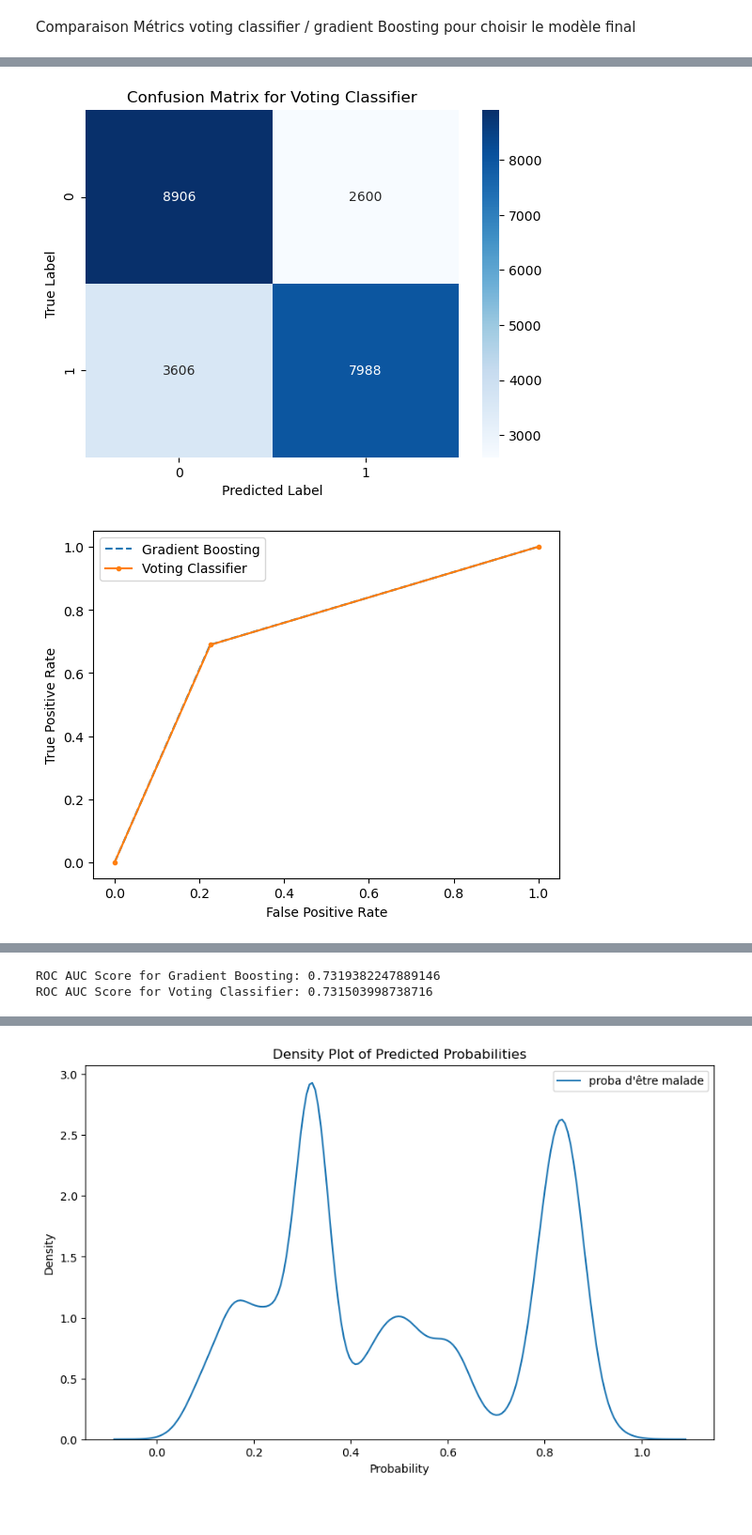
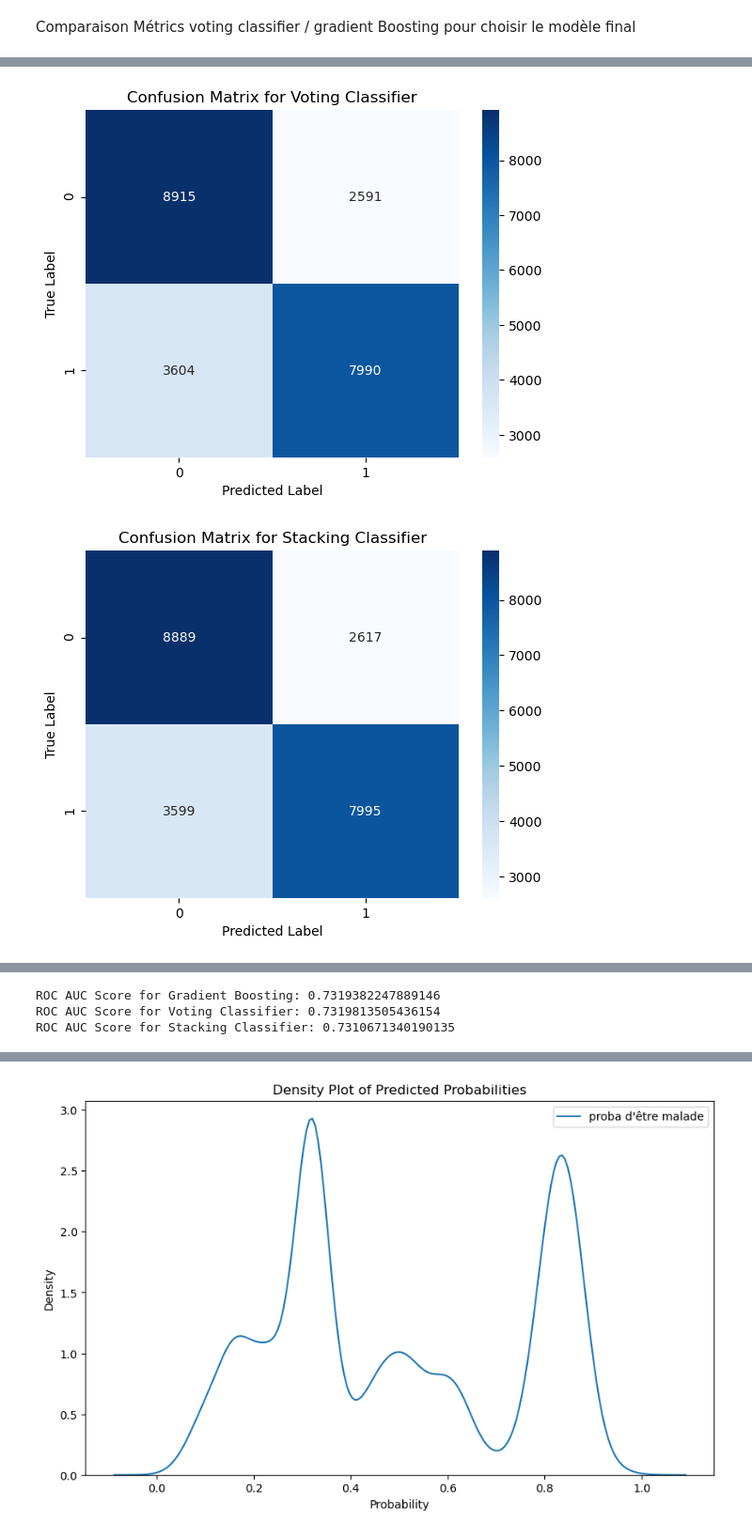
Before and after one commit to corentinGregoire/TP-Moreau, a Jupyter notebook: Sélection modèles.ipynb, the cells around one changed output, grey strips where cells are left out. Shown at 94% size. Saved outputs shown, nothing was run; the diff lists cells and outputs as text; code cells hidden in the pictures; blank space fills up the shorter version.

Commit message:
Ajout de graphiques

```diff
--- a/Sélection modèles.ipynb
+++ b/Sélection modèles.ipynb
@@ -71,6 +71,9 @@ with open('rfecv.pkl', 'rb') as file:
 
     # Call load method to deserialze
     rfe = pkl.load(file)
+# %%
+scale = StandardScaler()
+df[['pression_systo', 'pression_diasto']] = scale.fit_transform(df[['pression_systo', 'pression_diasto']])
 # %%
 X = df.drop('malade', axis=1)
 y = df['malade']
@@ -338,7 +334,8 @@ lr = LogisticRegression(**best_params['Logistic Regression'])
 gb = GradientBoostingClassifier(**best_params['Gradient Boosting'])
 # Créer le classificateur de stacking avec un arbre de décision comme voteur final
 estimators = [('Random Forest', rf), ('KNN', knn), ('Decision Tree', dt), ('Logistic Regression', lr), ('Gradient Boosting', gb)]
-stacking_classifier = StackingClassifier(estimators=estimators, final_estimator=DecisionTreeClassifier())
+stacking_classifier = StackingClassifier(estimators=estimators, final_estimator=DecisionTreeClassifier(max_depth = 5,
+    min_samples_split = 5))
 
 # Entraîner le classificateur de stacking sur l'ensemble d'entraînement
 stacking_classifier.fit(X_train, y_train)
@@ -397,4 +387,5 @@ Comparaison Métrics voting classifier / gradient Boosting pour choisir le modè
 # %%
 gb.fit(X_train, y_train)
 voting_classifier.fit(X_train, y_train)
+stacking_classifier.fit(X_train, y_train)
 # %% [output]
@@ -434,9 +423,20 @@ vc_report = classification_report(y_test, vc_preds)
 vc_matrix = confusion_matrix(y_test, vc_preds)
 vc_roc_auc = roc_auc_score(y_test, vc_preds)
 
-# Afficher les rapports de classification pour les deux modèles
+# Faire des prédictions avec le modèle de stack
+st_preds = stacking_classifier.predict(X_test)
+
+# Calculer les métriques de performance pour le modèle de stacking
+st_report = classification_report(y_test, st_preds)
+st_matrix = confusion_matrix(y_test, st_preds)
+st_roc_auc = roc_auc_score(y_test, st_preds)
+
+
+# Afficher les rapports de classification pour les 3 modèles
 print("Classification Report for Gradient Boosting:\n", gb_report)
 print("Classification Report for Voting Classifier:\n", vc_report)
+print("Classification Report for Stacking Classifier:\n", st_report)
+
 
 sns.heatmap(gb_matrix, annot=True, fmt='d', cmap='Blues')
 plt.title("Confusion Matrix for Gradient Boosting")
@@ -451,12 +451,23 @@ plt.xlabel("Predicted Label")
 plt.ylabel("True Label")
 plt.show()
 
-# Afficher les courbes ROC pour les deux modèles
+
+# Afficher la matrice de confusion pour le modèle de stacking
+sns.heatmap(st_matrix, annot=True, fmt='d', cmap='Blues')
+plt.title("Confusion Matrix for Stacking Classifier")
+plt.xlabel("Predicted Label")
+plt.ylabel("True Label")
+plt.show()
+
+
+# Afficher les courbes ROC pour les 3 modèles
 fpr_gb, tpr_gb, _ = roc_curve(y_test, gb_preds)
 fpr_vc, tpr_vc, _ = roc_curve(y_test, vc_preds)
+fpr_st, tpr_st, _ = roc_curve(y_test, st_preds)
 
 plt.plot(fpr_gb, tpr_gb, linestyle='--', label='Gradient Boosting')
 plt.plot(fpr_vc, tpr_vc, marker='.', label='Voting Classifier')
+plt.plot(fpr_st, tpr_st, marker='+', label='Stacking Classifier')
 
 plt.xlabel('False Positive Rate')
 plt.ylabel('True Positive Rate')
@@ -464,9 +475,10 @@ plt.ylabel('True Positive Rate')
 plt.legend()
 plt.show()
 
-# Afficher les scores AUC pour les deux modèles
+# Afficher les scores AUC pour les 3 modèles
 print("ROC AUC Score for Gradient Boosting:", gb_roc_auc)
 print("ROC AUC Score for Voting Classifier:", vc_roc_auc)
+print("ROC AUC Score for Stacking Classifier:", st_roc_auc)
 # %% [output]
 Classification Report for Gradient Boosting:
                precision    recall  f1-score   support
@@ -486,7 +496,7 @@ Classification Report for Voting Classifier:
 
     accuracy                           0.73     23100
    macro avg       0.73      0.73      0.73     23100
 weighted avg       0.73      0.73      0.73     23100
 [figure]
 [figure]
-[figure, old version]
+[figure, new version]
@@ -493,2 +504,3 @@ weighted avg       0.73      0.73      0.73     23100
 ROC AUC Score for Gradient Boosting: 0.7319382247889146
-ROC AUC Score for Voting Classifier: 0.731503998738716
+ROC AUC Score for Voting Classifier: 0.7319813505436154
+ROC AUC Score for Stacking Classifier: 0.7310671340190135
```
Also changed, not shown: parts of 18 cells of this notebook.
